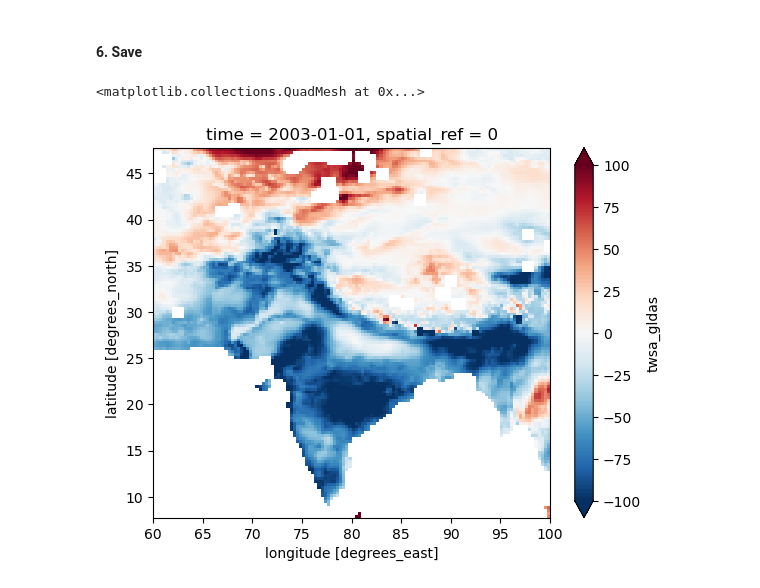
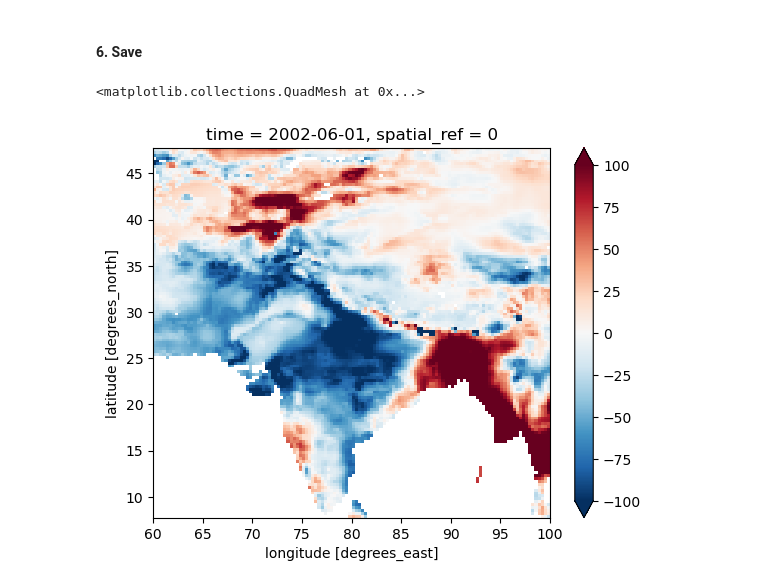
Before and after one commit to pazolka/sun-et-al-2019, a Jupyter notebook: 1_GLDAS_Preparation.ipynb, the cells around one changed output. Cells and saved outputs as stored; diff of their text form; code cells hidden in the pictures.

Commit message:
fix GLDAS preprocessing

```diff
--- a/1_GLDAS_Preparation.ipynb
+++ b/1_GLDAS_Preparation.ipynb
@@ -46,12 +46,16 @@ Data variables: (12/37)
 # %% [markdown]
 #### 2. Extracting relevant variables from the dataset
 # %%
-tair_f = ds['Tair_f_inst'].to_dataset(name="tair_f_inst") # selecting air temperature
-rainf_f = ds['Rainf_f_tavg'].to_dataset(name="rainf_f_tavg") # selecting precipitation
+tair_f = ds['Tair_f_inst']
+rainf_f = ds['Rainf_f_tavg']
 total_TWS = (ds['SWE_inst'] + ds['SoilMoi0_10cm_inst'] + ds['SoilMoi10_40cm_inst'] + \
-    ds['SoilMoi40_100cm_inst'] + ds['SoilMoi100_200cm_inst'] + ds['CanopInt_inst']).to_dataset(name="twsa_gldas") # TWS
+    ds['SoilMoi40_100cm_inst'] + ds['SoilMoi100_200cm_inst'] + ds['CanopInt_inst'])
 
-input_ds = [tair_f, rainf_f, total_TWS]
+tair_f.rio.write_nodata(np.nan, inplace=True)
+rainf_f.rio.write_nodata(np.nan, inplace=True)
+total_TWS.rio.write_nodata(np.nan, inplace=True)
+
+input_da = [tair_f, rainf_f, total_TWS]
 # %% [markdown]
 #### 3. Clipping the data to the shape around India
 # %%
@@ -67,32 +71,33 @@ shape = [
         ]]
     }
 ]
-clipped_ds = []
+clipped_da = []
 
 # clipping
-for inds in input_ds:
-    inds.rio.set_spatial_dims(x_dim='lon', y_dim='lat', inplace=True)
-    inds.rio.write_crs('epsg:4326', inplace=True)
-    clipped_ds.append(inds.rio.clip(shape, inds.rio.crs))
+for inda in input_da:
+    inda.rio.set_spatial_dims(x_dim='lon', y_dim='lat', inplace=True)
+    inda.rio.write_crs('epsg:4326', inplace=True)
+    clipped_da.append(inda.rio.clip(shape, inda.rio.crs))
 # %% [markdown]
 #### 4. Convert TWS to TWSA
 # %%
 sdate = '2004-01-01'
 edate = '2009-12-01'
-clipped_ds[2] -= clipped_ds[2].sel(time = slice(sdate, edate)).mean(dim='time')
+clipped_da[2] -= clipped_da[2].sel(time = slice(sdate, edate)).mean(dim='time')
 # %% [markdown]
 #### 5. Resample data to 128x128 grid
 # %%
 # Sun et al. 2019 reprocesses the image to 128x128 grid
-upscale_factor = 128 / clipped_ds[2].sizes['lon']
-new_width = int(clipped_ds[2].rio.width * upscale_factor)
-new_height = int(clipped_ds[2].rio.height * upscale_factor)
+upscale_factor = 128 / clipped_da[2].sizes['lon']
+new_width = int(clipped_da[2].rio.width * upscale_factor)
+new_height = int(clipped_da[2].rio.height * upscale_factor)
 
-resampled_ds = []
+resampled_da = []
 
-for ids in clipped_ds:
-    resampled_ds.append(ids.rio.reproject(
-        ids.rio.crs,
+for ida in clipped_da:
+    resampled_da.append(ida.rio.reproject(
+        ida.rio.crs,
+        nodata=np.nan,
         shape=(new_height, new_width),
         resampling=Resampling.bilinear,
         ).rename({'x': 'lon','y': 'lat'}))
@@ -104,7 +113,7 @@ merged_ds.rio.set_spatial_dims(x_dim='lon', y_dim='lat', inplace=True)
 merged_ds.rio.write_crs('epsg:4326', inplace=True)
 merged_ds.to_netcdf('./data/GLDAS/processed/TWSA_M_2002_2016_India_03125.nc4')
 # %%
-resampled_ds[2]['twsa_gldas'][9,:,:].plot(cmap='RdBu_r', vmin=-100, vmax=100)
+resampled_da[2][2,:,:].plot(cmap='RdBu_r', vmin=-100, vmax=100)
 # %% [output]
 <matplotlib.collections.QuadMesh at 0x...>
-[figure, old version]
+[figure, new version]
```
Also changed, not shown: parts of 2 cells of this notebook, 1 other file.
